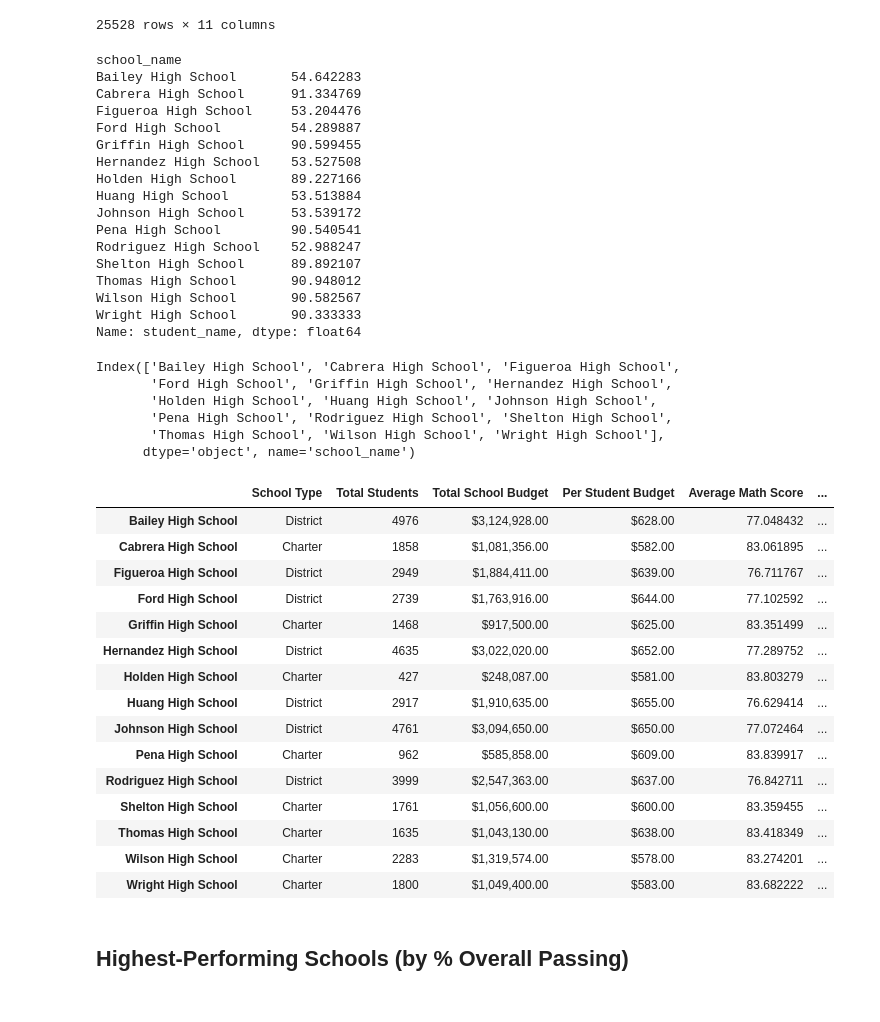
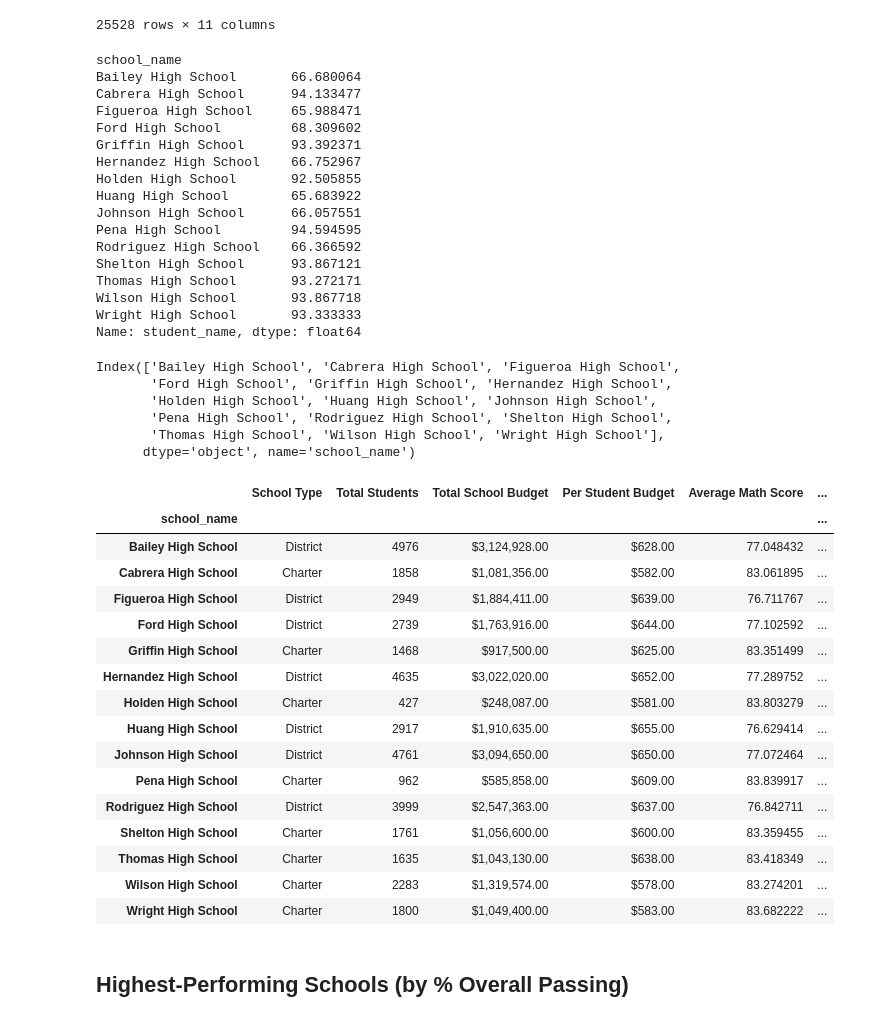
Before and after one commit to adinger1/pandas-challenge, a Jupyter notebook: PyCitySchools/PyCitySchools_jupyter.ipynb, the cells around one changed output. Cells and saved outputs as stored; diff of their text form; code cells hidden in the pictures.

Commit message:
Completed School summary

```diff
--- a/PyCitySchools/PyCitySchools_jupyter.ipynb
+++ b/PyCitySchools/PyCitySchools_jupyter.ipynb
@@ -216,6 +199,5 @@ Wright High School       83.955000
 Name: reading_score, dtype: float64
 # %%
 # Calculate the number of schools with math scores of 70 or higher
-school_passing_math = (per_school_math >= 70)
-school_passing_math
+school_passing_math = school_data_complete[(school_data_complete["math_score"] >= 70)]
 # %% [output]
@@ -239,4 +217,3 @@ Name: math_score, dtype: bool
 # %%
 # Calculate the number of schools with reading scores of 70 or higher
-school_passing_reading = (per_school_reading >= 70)
-#school_passing_reading
+school_passing_reading = school_data_complete[(school_data_complete["reading_score"] >= 70)]
@@ -262,27 +253,27 @@ passing_math_and_reading
 25528 rows × 11 columns
 # %%
 # Use the provided code to calculate the passing rates
-per_school_passing_math = school_passing_math / per_school_counts * 100
-per_school_passing_reading = school_passing_reading / per_school_counts * 100
+per_school_passing_math = school_passing_math.groupby(["school_name"]).count()["student_name"] / per_school_counts * 100
+per_school_passing_reading = school_passing_reading.groupby(["school_name"]).count()["student_name"] / per_school_counts * 100
 overall_passing_rate = passing_math_and_reading.groupby(["school_name"]).count()["student_name"] / per_school_counts * 100
-overall_passing_rate
+per_school_passing_math
 # %% [output]
 school_name
-Bailey High School       54.642283
-Cabrera High School      91.334769
-Figueroa High School     53.204476
-Ford High School         54.289887
-Griffin High School      90.599455
-Hernandez High School    53.527508
-Holden High School       89.227166
-Huang High School        53.513884
-Johnson High School      53.539172
-Pena High School         90.540541
-Rodriguez High School    52.988247
-Shelton High School      89.892107
-Thomas High School       90.948012
-Wilson High School       90.582567
-Wright High School       90.333333
+Bailey High School       66.680064
+Cabrera High School      94.133477
+Figueroa High School     65.988471
+Ford High School         68.309602
+Griffin High School      93.392371
+Hernandez High School    66.752967
+Holden High School       92.505855
+Huang High School        65.683922
+Johnson High School      66.057551
+Pena High School         94.594595
+Rodriguez High School    66.366592
+Shelton High School      93.867121
+Thomas High School       93.272171
+Wilson High School       93.867718
+Wright High School       93.333333
 Name: student_name, dtype: float64
 # %%
 schools = overall_passing_rate.index
@@ -298,18 +289,27 @@ Index(['Bailey High School', 'Cabrera High School', 'Figueroa High School',
 # %%
 # Create a DataFrame called `per_school_summary` with columns for the calculations above.
 
+per_school_summary = pd.DataFrame(columns=["School Type", "Total Students", "Total School Budget","Per Student Budget",\
+                                           "Average Math Score","Average Reading Score", "% Passing Math", "% Passing Reading", "% Overall Passing"],index=schools)
 
-per_school_summary = pd.DataFrame(columns=columns = ["School Type", "Total Students", "Total School Budget","Average Math Score",\
-    "Average Reading Score", "% Passing Math", "% Passing Reading", "% Overall Passing"],index=schools)
-
+per_school_summary["School Type"] = school_types
+per_school_summary["Total Students"] = per_school_counts
+per_school_summary["Average Math Score"] = per_school_math
+per_school_summary["Average Reading Score"] = per_school_reading
+per_school_summary["Total School Budget"] = per_school_budget
+per_school_summary["Per Student Budget"] = per_school_capita
+per_school_summary["% Passing Math"] = per_school_passing_math
+per_school_summary["% Passing Reading"] = per_school_passing_reading
+per_school_summary["% Overall Passing"] = overall_passing_rate
 # Formatting
-#per_school_summary["Total School Budget"] = per_school_summary["Total School Budget"].map("${:,.2f}".format)
-#per_school_summary["Per Student Budget"] = per_school_summary["Per Student Budget"].map("${:,.2f}".format)
+per_school_summary["Total School Budget"] = per_school_summary["Total School Budget"].map("${:,.2f}".format)
+per_school_summary["Per Student Budget"] = per_school_summary["Per Student Budget"].map("${:,.2f}".format)
 
 # Display the DataFrame
-#per_school_summary
+per_school_summary
 # %% [output]
 |  | School Type | Total Students | Total School Budget | Per Student Budget | Average Math Score | ... |
+| school_name |  |  |  |  |  | ... |
 | Bailey High School | District | 4976 | $3,124,928.00 | $628.00 | 77.048432 | ... |
 | Cabrera High School | Charter | 1858 | $1,081,356.00 | $582.00 | 83.061895 | ... |
 | Figueroa High School | District | 2949 | $1,884,411.00 | $639.00 | 76.711767 | ... |
```
Also changed, not shown: parts of 4 cells of this notebook.
